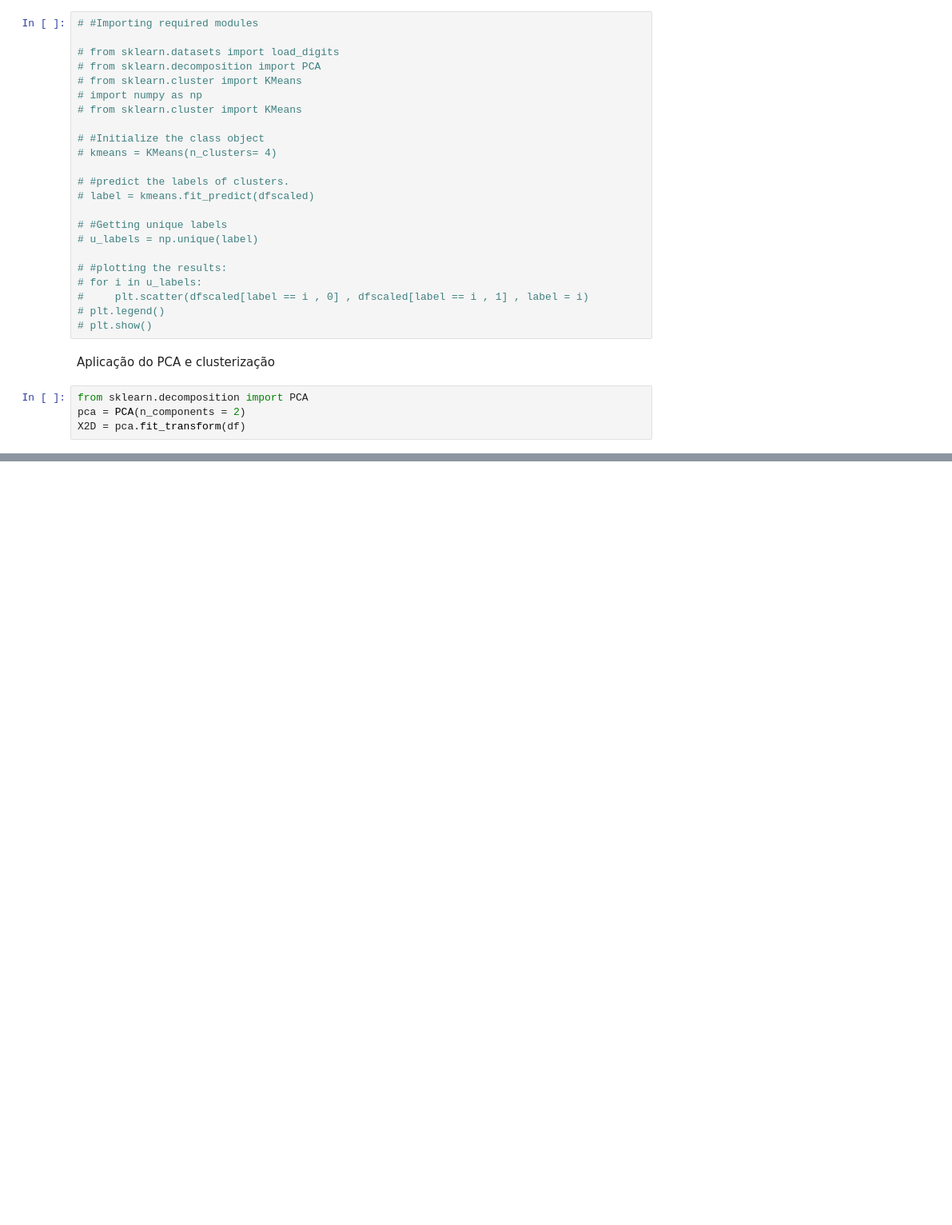
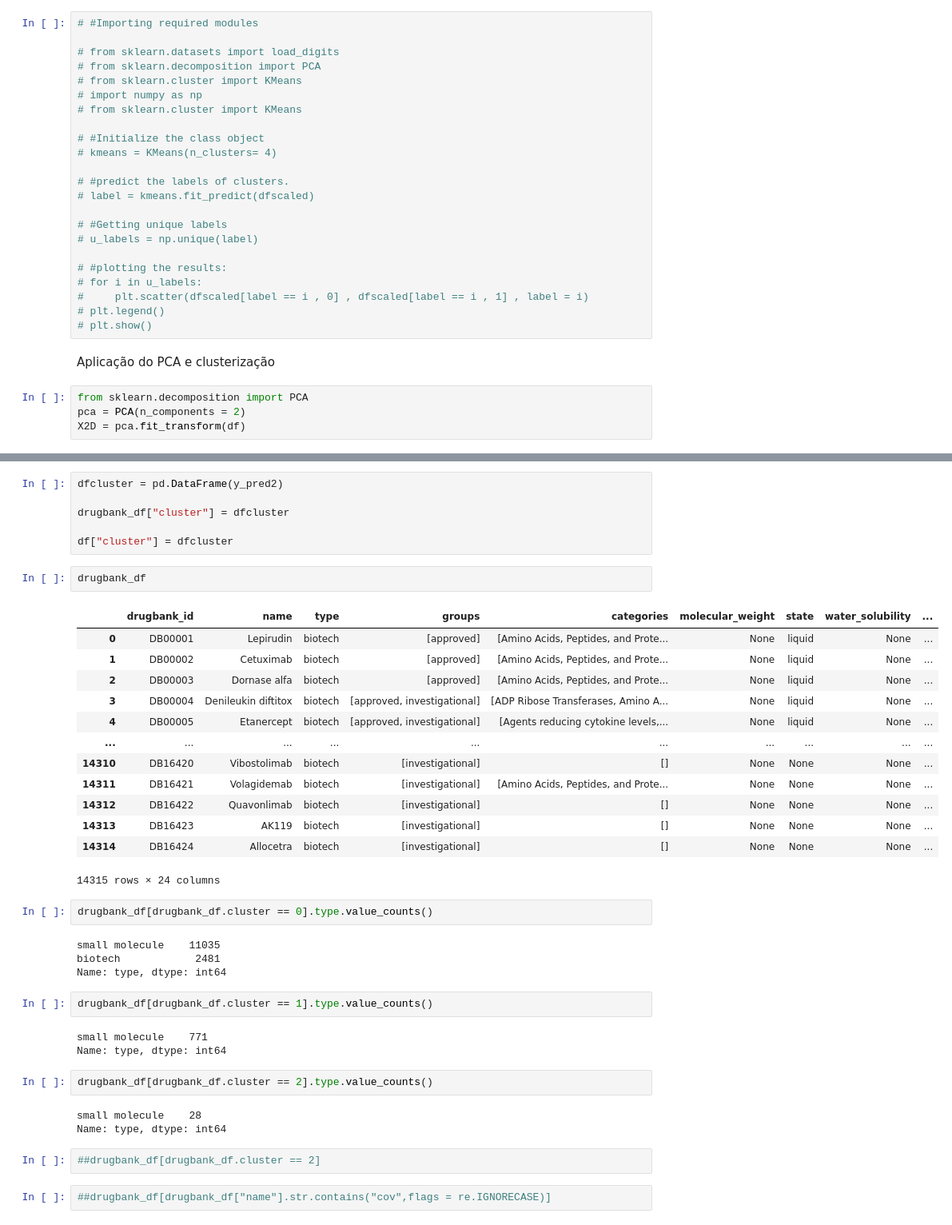
Before and after one commit to GachanDois/lcdia, a Jupyter notebook: Aplicando Kmeans e Clusterizacao.ipynb, the cells around one changed output, grey strips where cells are left out. Shown: that part at 80% size. Saved outputs shown, nothing was run; the diff lists cells and outputs as text; blank space fills up the shorter version.

```diff
--- a/Aplicando Kmeans e Clusterizacao.ipynb
+++ b/Aplicando Kmeans e Clusterizacao.ipynb
@@ -201,0 +158,42 @@ plt.scatter(centers[:, 0], centers[:, 1], c='black', s=500, alpha=0.5)
+# %%
+dfcluster = pd.DataFrame(y_pred2)
+
+drugbank_df["cluster"] = dfcluster
+
+df["cluster"] = dfcluster
+# %%
+drugbank_df
+# %% [output]
+|  | drugbank_id | name | type | groups | categories | molecular_weight | state | water_solubility | ... |
+| 0 | DB00001 | Lepirudin | biotech | [approved] | [Amino Acids, Peptides, and Prote... | None | liquid | None | ... |
+| 1 | DB00002 | Cetuximab | biotech | [approved] | [Amino Acids, Peptides, and Prote... | None | liquid | None | ... |
+| 2 | DB00003 | Dornase alfa | biotech | [approved] | [Amino Acids, Peptides, and Prote... | None | liquid | None | ... |
+| 3 | DB00004 | Denileukin diftitox | biotech | [approved, investigational] | [ADP Ribose Transferases, Amino A... | None | liquid | None | ... |
+| 4 | DB00005 | Etanercept | biotech | [approved, investigational] | [Agents reducing cytokine levels,... | None | liquid | None | ... |
+| ... | ... | ... | ... | ... | ... | ... | ... | ... | ... |
+| 14310 | DB16420 | Vibostolimab | biotech | [investigational] | [] | None | None | None | ... |
+| 14311 | DB16421 | Volagidemab | biotech | [investigational] | [Amino Acids, Peptides, and Prote... | None | None | None | ... |
+| 14312 | DB16422 | Quavonlimab | biotech | [investigational] | [] | None | None | None | ... |
+| 14313 | DB16423 | AK119 | biotech | [investigational] | [] | None | None | None | ... |
+| 14314 | DB16424 | Allocetra | biotech | [investigational] | [] | None | None | None | ... |
+14315 rows × 24 columns
+# %%
+drugbank_df[drugbank_df.cluster == 0].type.value_counts()
+# %% [output]
+small molecule    11035
+biotech            2481
+Name: type, dtype: int64
+# %%
+drugbank_df[drugbank_df.cluster == 1].type.value_counts()
+# %% [output]
+small molecule    771
+Name: type, dtype: int64
+# %%
+drugbank_df[drugbank_df.cluster == 2].type.value_counts()
+# %% [output]
+small molecule    28
+Name: type, dtype: int64
+# %%
+##drugbank_df[drugbank_df.cluster == 2]
+# %%
+##drugbank_df[drugbank_df["name"].str.contains("cov",flags = re.IGNORECASE)]
```
Also changed, not shown: parts of 17 cells of this notebook.
